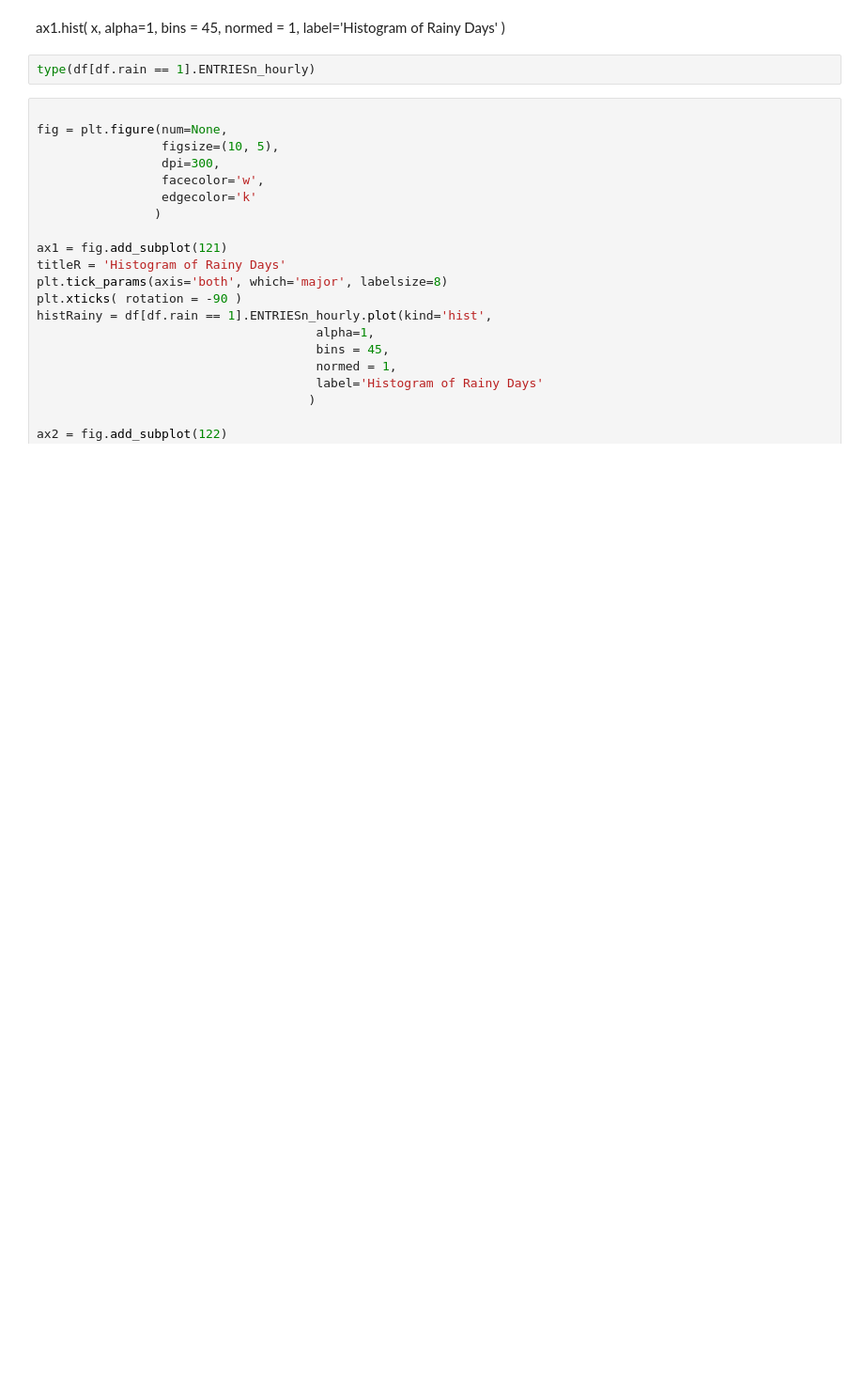
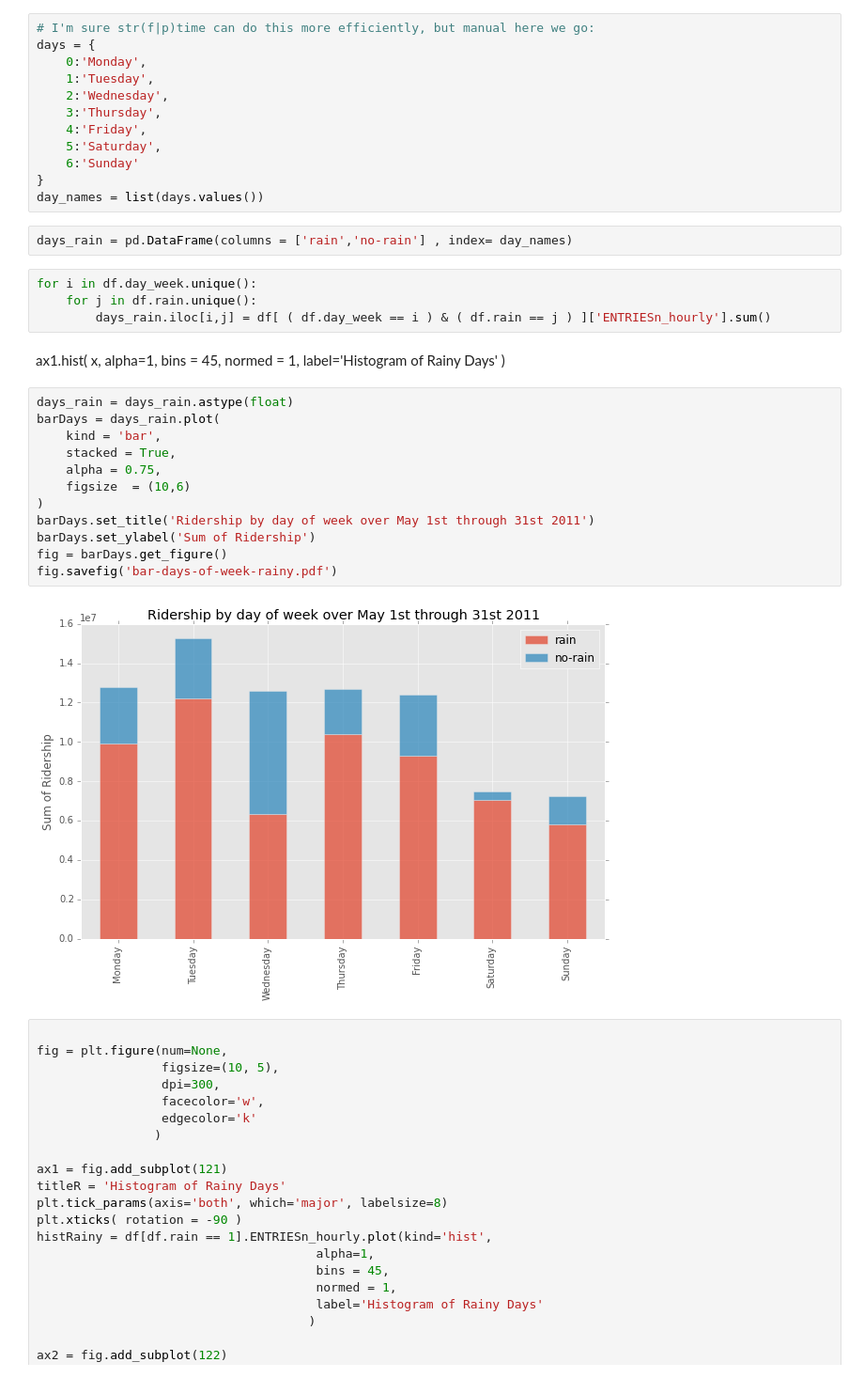
Before and after one commit to 8leggedunicorn/Udacity, a Jupyter notebook: Histogram.ipynb, the cells around one changed output. Shown at 94% size. Saved outputs shown, nothing was run; the diff lists cells and outputs as text; blank space fills up the shorter version.

```diff
--- a/Histogram.ipynb
+++ b/Histogram.ipynb
@@ -79,3 +83,21 @@ print(cutoff)
+# %%
+# I'm sure str(f|p)time can do this more efficiently, but manual here we go:
+days = {
+    0:'Monday',
+    1:'Tuesday',
+    2:'Wednesday',
+    3:'Thursday',
+    4:'Friday',
+    5:'Saturday',
+    6:'Sunday'
+}
+day_names = list(days.values())
+# %%
+days_rain = pd.DataFrame(columns = ['rain','no-rain'] , index= day_names)
+# %%
+for i in df.day_week.unique():
+    for j in df.rain.unique():
+        days_rain.iloc[i,j] = df[ ( df.day_week == i ) & ( df.rain == j ) ]['ENTRIESn_hourly'].sum()
 # %% [markdown]
 ax1.hist(
     x,
@@ -84,8 +106,20 @@ ax1.hist(
     normed = 1,
     label='Histogram of Rainy Days'
 )
-# %%
-type(df[df.rain == 1].ENTRIESn_hourly)
+# %%
+days_rain = days_rain.astype(float)
+barDays = days_rain.plot(
+    kind = 'bar',
+    stacked = True,
+    alpha = 0.75,
+    figsize  = (10,6)
+)
+barDays.set_title('Ridership by day of week over May 1st through 31st 2011')
+barDays.set_ylabel('Sum of Ridership')
+fig = barDays.get_figure()
+fig.savefig('bar-days-of-week-rainy.pdf')
+# %% [output]
+[figure, added]
 # %%
 
 fig = plt.figure(num=None,
```
Also changed, not shown: parts of 10 cells of this notebook, 2 other files.
